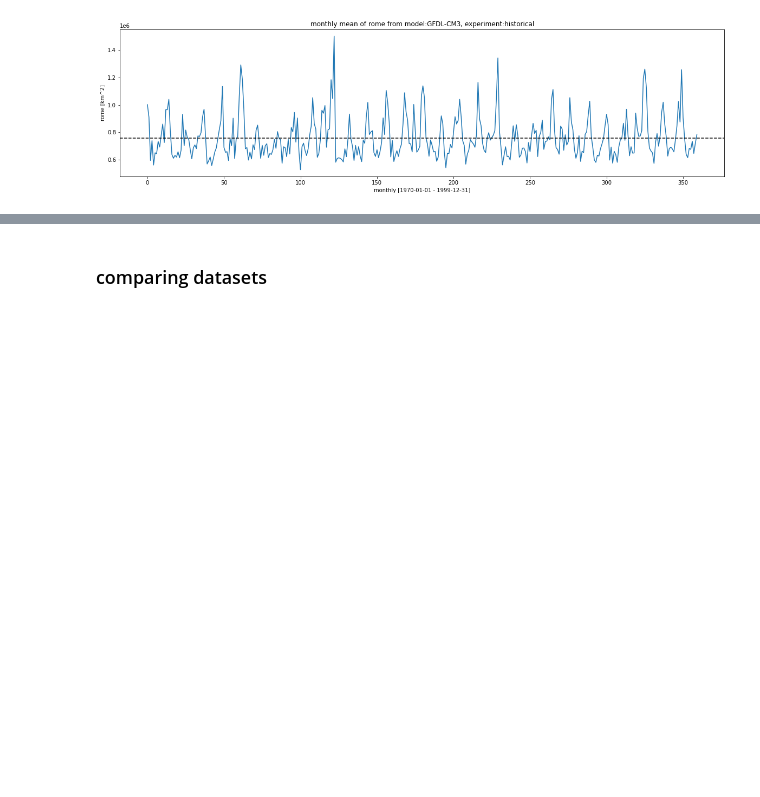
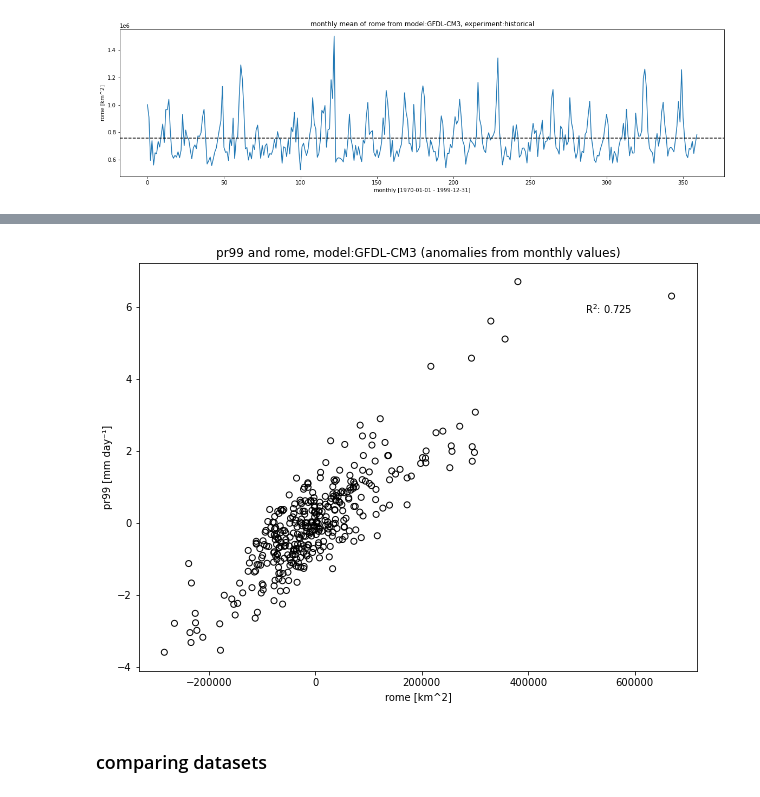
Before and after one commit to PBlackberg/phd, a Jupyter notebook: plotting/correlations/org_pr/org_prPercentile.ipynb, the cells around one changed output, grey strips where cells are left out. Saved outputs shown, nothing was run; the diff lists cells and outputs as text; code cells hidden in the pictures; blank space fills up the shorter version.

```diff
--- a/plotting/correlations/org_pr/org_prPercentile.ipynb
+++ b/plotting/correlations/org_pr/org_prPercentile.ipynb
@@ -251,3 +308,26 @@ plt.show()
+# %%
+timeMean_options = [
+    'monthly'
+    ]
+
+f = resample_timeMean(org, timeMean_options[0])
+climatology = f.groupby('time.month').mean('time')
+x = f.groupby('time.month') - climatology
+
+f = resample_timeMean(data, timeMean_options[0])
+climatology = f.groupby('time.month').mean('time')
+y = f.groupby('time.month') - climatology
+
+
+fig = plt.figure()
+ax= fig.add_subplot()
+plot_scatter(x, y, ax)
+plt.title('{} and {}, model:{} (anomalies from monthly values)'.format(data_options[0], org_options[0], datasets[0]))
+plt.xlabel('{} [{}]'.format(org_options[0], org.units))
+plt.ylabel('{} [{}]'.format(data_options[0], data.units))
+plt.show()
+# %% [output]
+[figure, added]
 # %% [markdown]
 ### comparing datasets
 # %%
```
Also changed, not shown: parts of 4 cells of this notebook, 13 other files.
